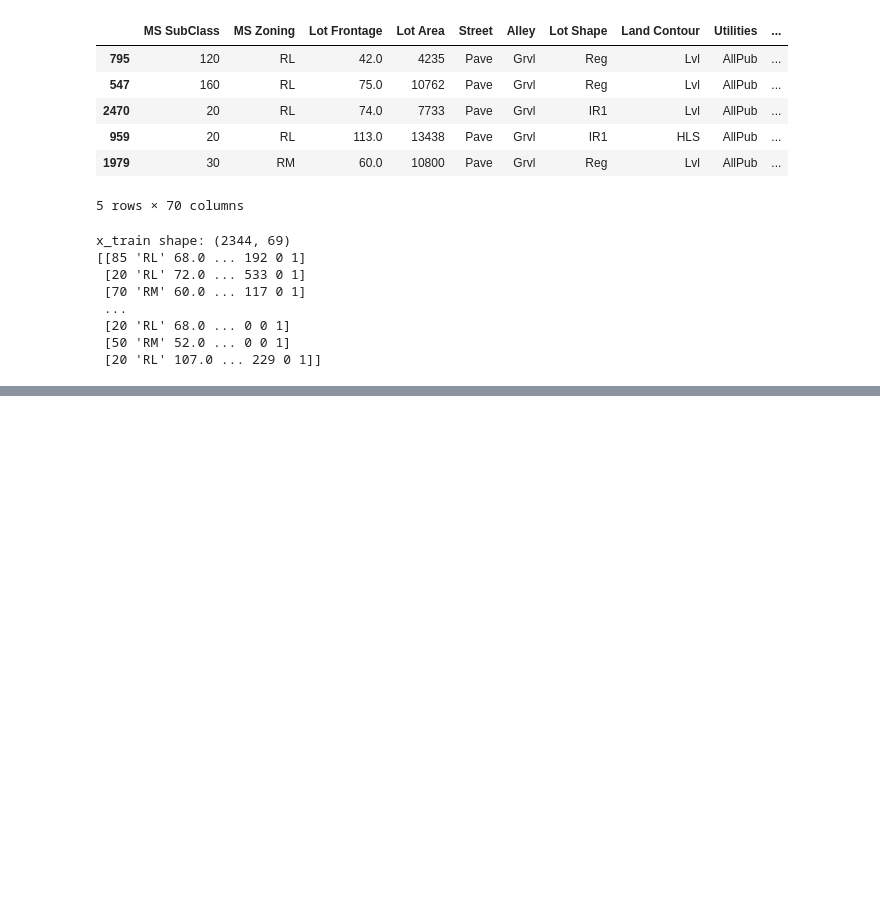
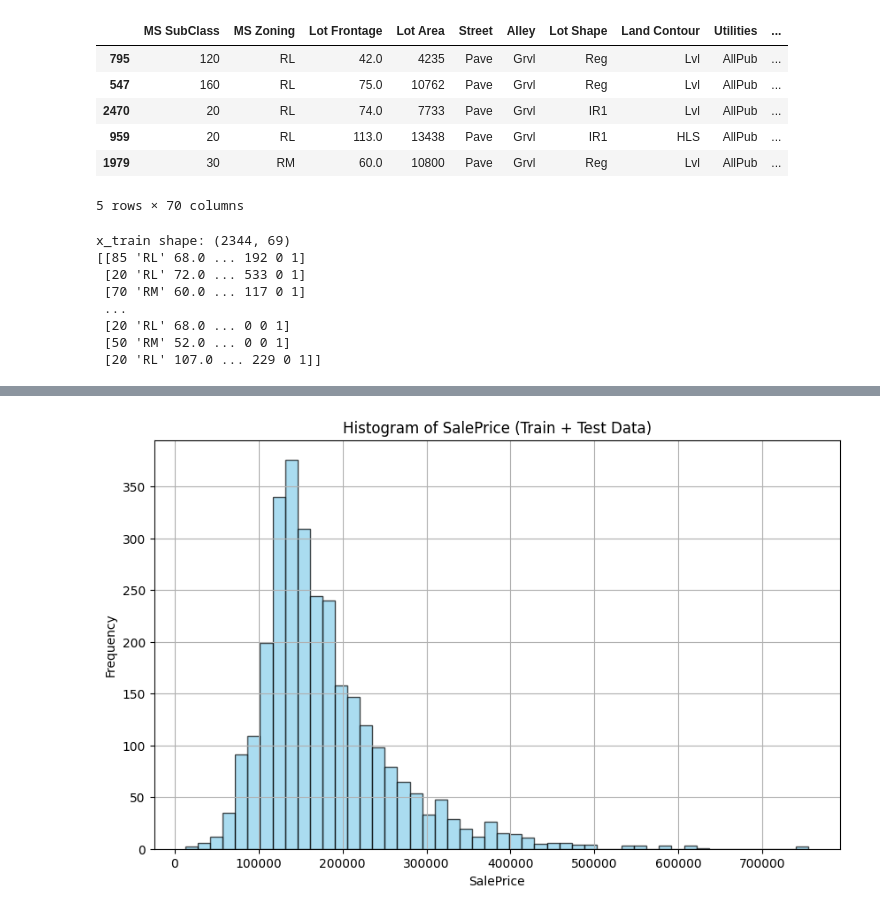
Before and after one commit to SulbenS/MaskinL-ringOppgaver, a Jupyter notebook: Oppgave1.ipynb, the cells around one changed output, grey strips where cells are left out. Drawn from its saved outputs; the diff is of its cells as text; code cells hidden in the pictures; blank space fills up the shorter version.

```diff
--- a/Oppgave1.ipynb
+++ b/Oppgave1.ipynb
@@ -117,0 +155,15 @@ x_train shape: (2344, 69)
+# %%
+import matplotlib.pyplot as plt
+
+# Histogram of SalePrice for combined data
+combined_df = pd.concat([dfTrain, dfTest], axis=0)
+
+plt.figure(figsize=(10, 6))
+plt.hist(combined_df['SalePrice'], bins=50, color='skyblue', edgecolor='black', alpha=0.7)
+plt.xlabel('SalePrice')
+plt.ylabel('Frequency')
+plt.title('Histogram of SalePrice (Train + Test Data)')
+plt.grid(True)
+plt.show()
+# %% [output]
+[figure, added]
```
Also changed, not shown: parts of 3 cells of this notebook, 1 other file.
